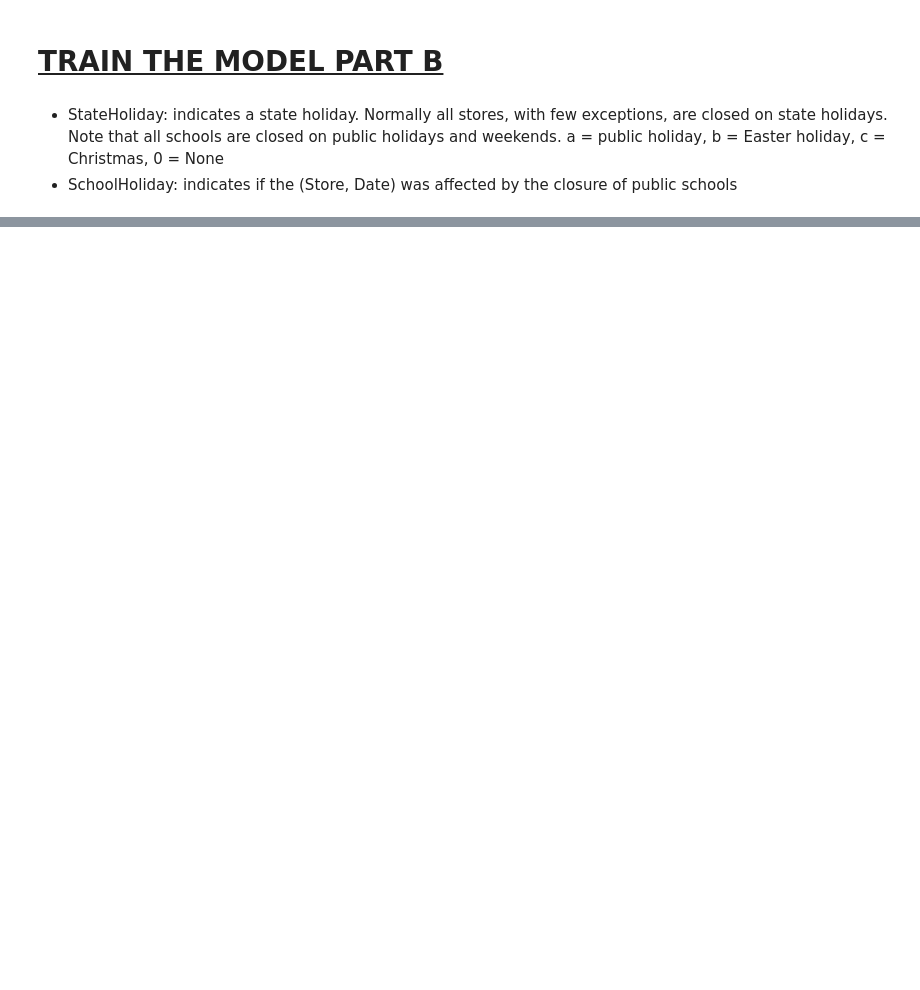
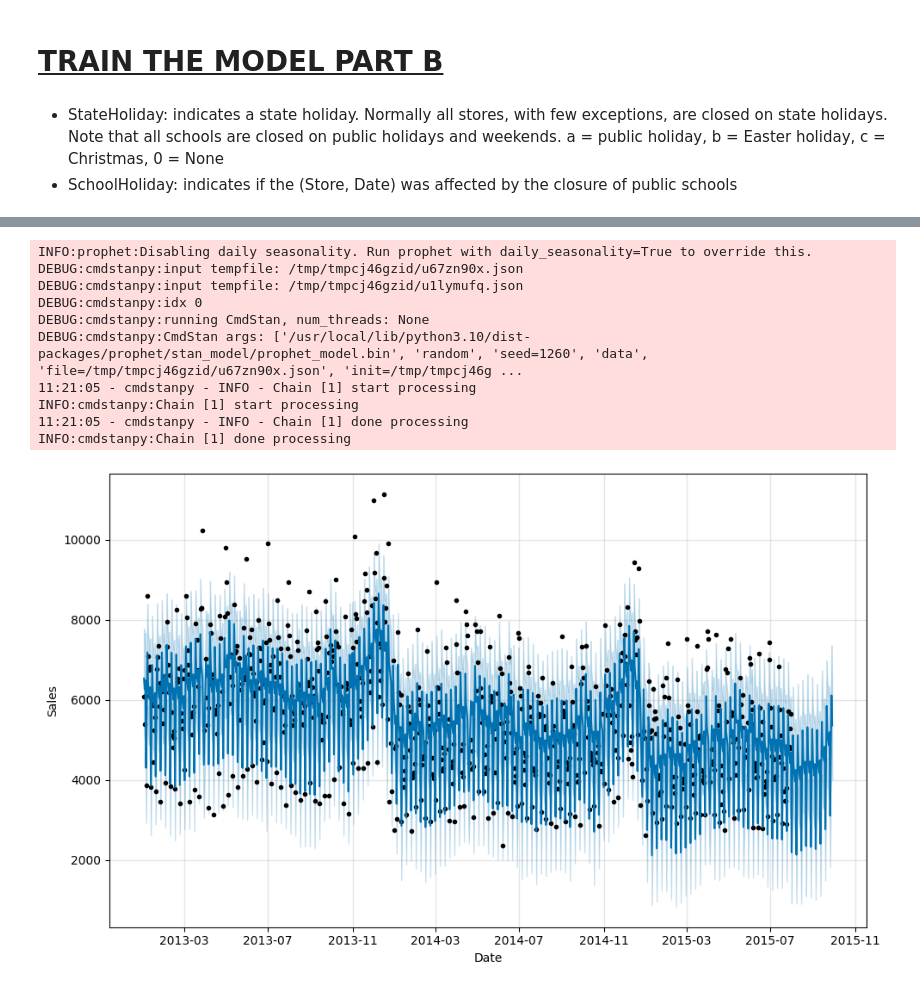
Before and after one commit to FemiAdesola/Data-Science, a Jupyter notebook: Sales_Department.ipynb, the cells around one changed output, grey strips where cells are left out. Saved outputs shown, nothing was run; the diff lists cells and outputs as text; code cells hidden in the pictures; blank space fills up the shorter version.

```diff
--- a/Sales_Department.ipynb
+++ b/Sales_Department.ipynb
@@ -601,2 +692,4 @@ specific knowledge.
 # %%
-# Get all the dates pertaining to state holidays
+# For getting all the dates pertaining to state holidays
+state_holidays = sales_train_all_df [ (sales_train_all_df['StateHoliday'] == 'a') | (sales_train_all_df['StateHoliday'] == 'b') | (sales_train_all_df['StateHoliday'] == 'c')  ].loc[:, 'Date'].values
+state_holidays.shape
@@ -602,0 +718,3 @@ specific knowledge.
+# %%
+state_holidays = pd.DataFrame({'ds': pd.to_datetime(state_holidays),
+                               'holiday': 'state_holiday'})
@@ -602,0 +737,3 @@ specific knowledge.
+# %%
+school_holidays = pd.DataFrame({'ds': pd.to_datetime(school_holidays),
+                                'holiday': 'school_holiday'})
@@ -603,2 +758,3 @@ specific knowledge.
 # %%
 # concatenate both school and state holidays
+school_state_holidays = pd.concat((state_holidays, school_holidays))
@@ -605,2 +777,15 @@ specific knowledge.
 # %%
-# Let's make predictions using holidays for a specific store
+# For making predictions using holidays for a specific store
+sales_prediction(6, sales_train_all_df, school_state_holidays, 60)
+# %% [output]
+INFO:prophet:Disabling daily seasonality. Run prophet with daily_seasonality=True to override this.
+DEBUG:cmdstanpy:input tempfile: /tmp/tmpcj46gzid/u67zn90x.json
+DEBUG:cmdstanpy:input tempfile: /tmp/tmpcj46gzid/u1lymufq.json
+DEBUG:cmdstanpy:idx 0
+DEBUG:cmdstanpy:running CmdStan, num_threads: None
+DEBUG:cmdstanpy:CmdStan args: ['/usr/local/lib/python3.10/dist-packages/prophet/stan_model/prophet_model.bin', 'random', 'seed=1260', 'data', 'file=/tmp/tmpcj46gzid/u67zn90x.json', 'init=/tmp/tmpcj46g ...
+11:21:05 - cmdstanpy - INFO - Chain [1] start processing
+INFO:cmdstanpy:Chain [1] start processing
+11:21:05 - cmdstanpy - INFO - Chain [1] done processing
+INFO:cmdstanpy:Chain [1] done processing
+[figure, added]
```
Also changed, not shown: parts of 19 cells of this notebook.
